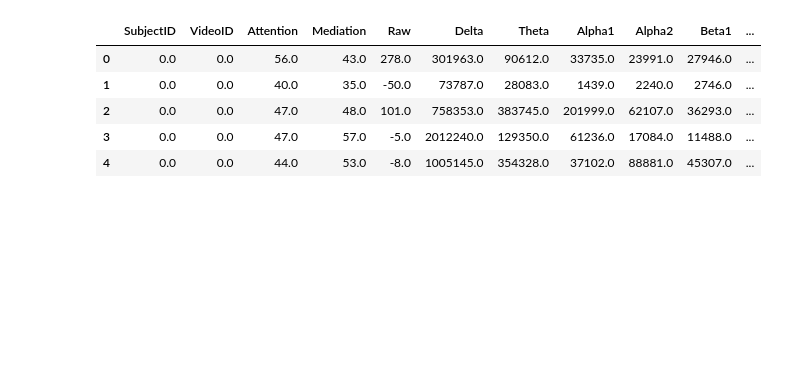
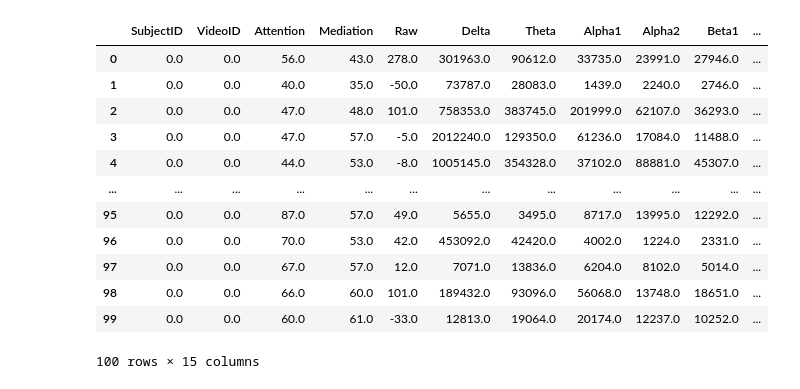
Before and after one commit to avishreekh/Confusion-detection-EEG, a Jupyter notebook: Confusion_Detection_EEG.ipynb, the cells around one changed output. Cells and saved outputs as stored; diff of their text form; code cells hidden in the pictures; blank space fills up the shorter version.

```diff
--- a/Confusion_Detection_EEG.ipynb
+++ b/Confusion_Detection_EEG.ipynb
@@ -20,14 +36,21 @@ eeg_data = "/content/Confusion-detection-EEG/data/EEG_data.csv"
 demo_data = "/content/Confusion-detection-EEG/data/demographic_info.csv"
 # %%
 eeg_df = pd.read_csv(eeg_data)
-eeg_df.head()
+eeg_df.head(100)
 # %% [output]
 |  | SubjectID | VideoID | Attention | Mediation | Raw | Delta | Theta | Alpha1 | Alpha2 | Beta1 | ... |
 | 0 | 0.0 | 0.0 | 56.0 | 43.0 | 278.0 | 301963.0 | 90612.0 | 33735.0 | 23991.0 | 27946.0 | ... |
 | 1 | 0.0 | 0.0 | 40.0 | 35.0 | -50.0 | 73787.0 | 28083.0 | 1439.0 | 2240.0 | 2746.0 | ... |
 | 2 | 0.0 | 0.0 | 47.0 | 48.0 | 101.0 | 758353.0 | 383745.0 | 201999.0 | 62107.0 | 36293.0 | ... |
 | 3 | 0.0 | 0.0 | 47.0 | 57.0 | -5.0 | 2012240.0 | 129350.0 | 61236.0 | 17084.0 | 11488.0 | ... |
 | 4 | 0.0 | 0.0 | 44.0 | 53.0 | -8.0 | 1005145.0 | 354328.0 | 37102.0 | 88881.0 | 45307.0 | ... |
+| ... | ... | ... | ... | ... | ... | ... | ... | ... | ... | ... | ... |
+| 95 | 0.0 | 0.0 | 87.0 | 57.0 | 49.0 | 5655.0 | 3495.0 | 8717.0 | 13995.0 | 12292.0 | ... |
+| 96 | 0.0 | 0.0 | 70.0 | 53.0 | 42.0 | 453092.0 | 42420.0 | 4002.0 | 1224.0 | 2331.0 | ... |
+| 97 | 0.0 | 0.0 | 67.0 | 57.0 | 12.0 | 7071.0 | 13836.0 | 6204.0 | 8102.0 | 5014.0 | ... |
+| 98 | 0.0 | 0.0 | 66.0 | 60.0 | 101.0 | 189432.0 | 93096.0 | 56068.0 | 13748.0 | 18651.0 | ... |
+| 99 | 0.0 | 0.0 | 60.0 | 61.0 | -33.0 | 12813.0 | 19064.0 | 20174.0 | 12237.0 | 10252.0 | ... |
+100 rows × 15 columns
 # %%
 eeg_df.info()
 # %% [output]
```
Also changed, not shown: parts of 45 cells of this notebook.
